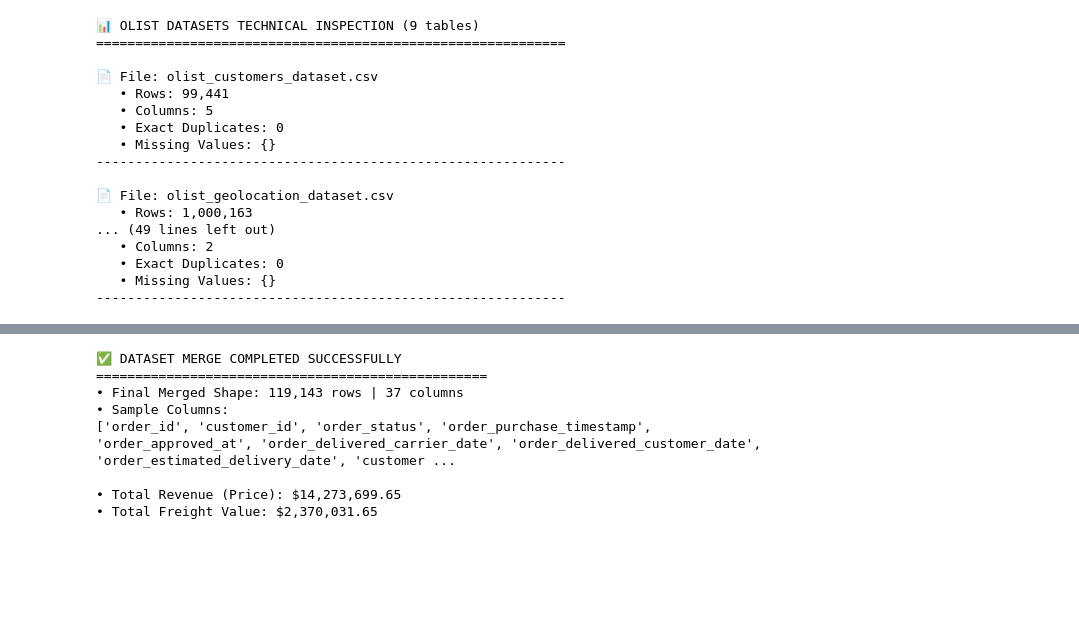
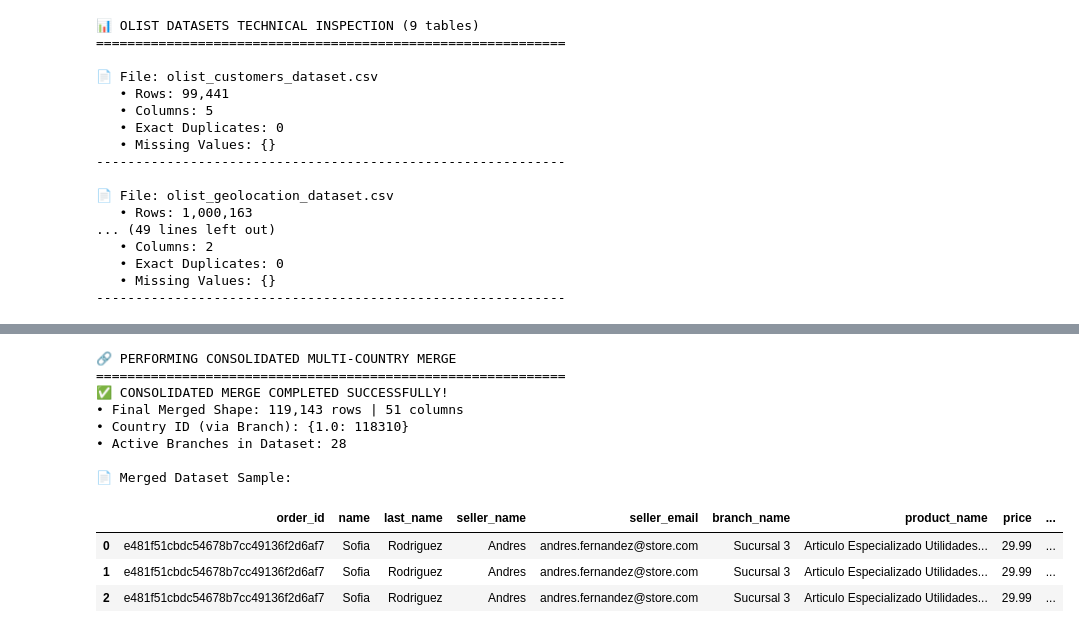
Before and after one commit to MercaAndesRiwi/data-processing, a Jupyter notebook: notebooks/01_kaggle_olist_inspection.ipynb, the cells around one changed output, grey strips where cells are left out. Cells and saved outputs as stored; diff of their text form; code cells hidden in the pictures; blank space fills up the shorter version.

```diff
--- a/notebooks/01_kaggle_olist_inspection.ipynb
+++ b/notebooks/01_kaggle_olist_inspection.ipynb
@@ -144,33 +412,67 @@ dtype: object
 # %%
-# 1. Merge orders with customers
+print("🔗 PERFORMING CONSOLIDATED MULTI-COUNTRY MERGE\n" + "=" * 60)
+
+# 1. Base Join: Orders + Customers
 df_merged = data["orders"].merge(data["customers"], on="customer_id", how="inner")
 
-# 2. Merge with order_items
+# 2. Join Order Items
 df_merged = df_merged.merge(data["order_items"], on="order_id", how="left")
 
-# 3. Merge with products
+# 3. Join Sellers
+sellers_renamed = data["sellers"].rename(
+    columns={
+        "name": "seller_name",
+        "last_name": "seller_last_name",
+        "email": "seller_email",
+    }
+)
+df_merged = df_merged.merge(sellers_renamed, on="seller_id", how="left")
+
+# 4. Join Branches (Resolves country_id for sellers via branch)
+df_merged = df_merged.merge(data["branches"], on="branch_id", how="left")
+
+# 5. Join Products & Category Translations
 df_merged = df_merged.merge(data["products"], on="product_id", how="left")
+df_merged = df_merged.merge(
+    data["product_category_name_translation"], on="product_category_name", how="left"
+)
 
-# 4. Merge with category name translations
-df_merged = df_merged.merge(data["product_category_name_translation"], on="product_category_name", how="left")
-
-# 5. Merge with order_payments (using correct dictionary key)
+# 6. Join Payments & Reviews
 df_merged = df_merged.merge(data["order_payments"], on="order_id", how="left")
-
-# 6. Merge with order_reviews (using correct dictionary key)
 df_merged = df_merged.merge(data["order_reviews"], on="order_id", how="left")
 
-print("✅ DATASET MERGE COMPLETED SUCCESSFULLY\n" + "=" * 50)
+print("✅ CONSOLIDATED MERGE COMPLETED SUCCESSFULLY!")
 print(f"• Final Merged Shape: {df_merged.shape[0]:,} rows | {df_merged.shape[1]} columns")
-print(f"• Sample Columns:\n{list(df_merged.columns[:10])}\n")
-print(f"• Total Revenue (Price): ${df_merged['price'].sum():,.2f}")
-print(f"• Total Freight Value: ${df_merged['freight_value'].sum():,.2f}")
+print(f"• Country ID (via Branch): {df_merged['country_id'].value_counts().to_dict()}")
+print(f"• Active Branches in Dataset: {df_merged['branch_id'].nunique()}")
+
+print("\n📄 Merged Dataset Sample:")
+display(
+    df_merged[
+        [
+            "order_id",
+            "name",
+            "last_name",
+            "seller_name",
+            "seller_email",
+            "branch_name",
+            "product_name",
+            "price",
+            "branch_id",
+            "country_id",
+        ]
+    ].head(3)
+)
 # %% [output]
-✅ DATASET MERGE COMPLETED SUCCESSFULLY
-==================================================
-• Final Merged Shape: 119,143 rows | 37 columns
-• Sample Columns:
-['order_id', 'customer_id', 'order_status', 'order_purchase_timestamp', 'order_approved_at', 'order_delivered_carrier_date', 'order_delivered_customer_date', 'order_estimated_delivery_date', 'customer ...
+🔗 PERFORMING CONSOLIDATED MULTI-COUNTRY MERGE
+============================================================
+✅ CONSOLIDATED MERGE COMPLETED SUCCESSFULLY!
+• Final Merged Shape: 119,143 rows | 51 columns
+• Country ID (via Branch): {1.0: 118310}
+• Active Branches in Dataset: 28
 
-• Total Revenue (Price): $14,273,699.65
-• Total Freight Value: $2,370,031.65
+📄 Merged Dataset Sample:
+|  | order_id | name | last_name | seller_name | seller_email | branch_name | product_name | price | ... |
+| 0 | e481f51cbdc54678b7cc49136f2d6af7 | Sofia | Rodriguez | Andres | andres.fernandez@store.com | Sucursal 3 | Articulo Especializado Utilidades... | 29.99 | ... |
+| 1 | e481f51cbdc54678b7cc49136f2d6af7 | Sofia | Rodriguez | Andres | andres.fernandez@store.com | Sucursal 3 | Articulo Especializado Utilidades... | 29.99 | ... |
+| 2 | e481f51cbdc54678b7cc49136f2d6af7 | Sofia | Rodriguez | Andres | andres.fernandez@store.com | Sucursal 3 | Articulo Especializado Utilidades... | 29.99 | ... |
```
Also changed, not shown: parts of 7 cells of this notebook.
